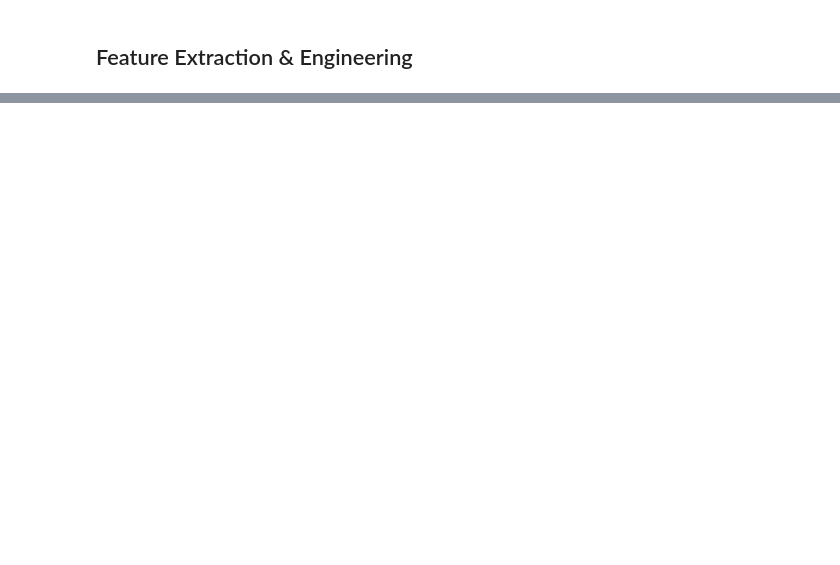
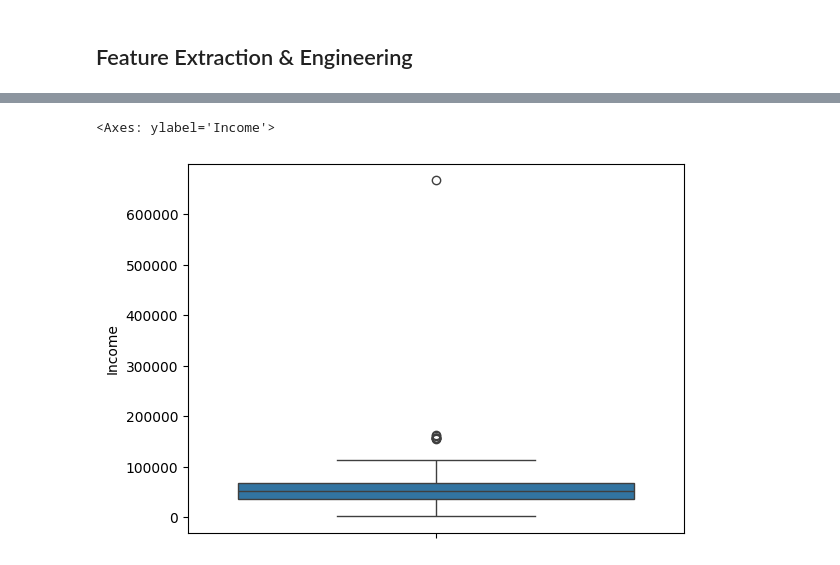
Before and after one commit to GDGoCTelu/Machine-Learning-Repository, a Jupyter notebook: Source Codes/4_Machine Learning 101 (Unsupervised Learning)/main.ipynb, the cells around one changed output, grey strips where cells are left out. Drawn from its saved outputs; the diff is of its cells as text; code cells hidden in the pictures; blank space fills up the shorter version.

```diff
--- a/Source Codes/4_Machine Learning 101 (Unsupervised Learning)/main.ipynb
+++ b/Source Codes/4_Machine Learning 101 (Unsupervised Learning)/main.ipynb
@@ -565,0 +263,5 @@ plt.show()
+# %%
+promotions = ['AcceptedCmp3',
+       'AcceptedCmp4', 'AcceptedCmp5', 'AcceptedCmp1', 'AcceptedCmp2']
+
+df['Num_Accepted_Cmp'] = df[promotions].sum(axis=1)
@@ -565,0 +326,5 @@ plt.show()
+# %%
+sns.boxplot(df['Income'])
+# %% [output]
+<Axes: ylabel='Income'>
+[figure, added]
```
Also changed, not shown: parts of 124 cells of this notebook.
